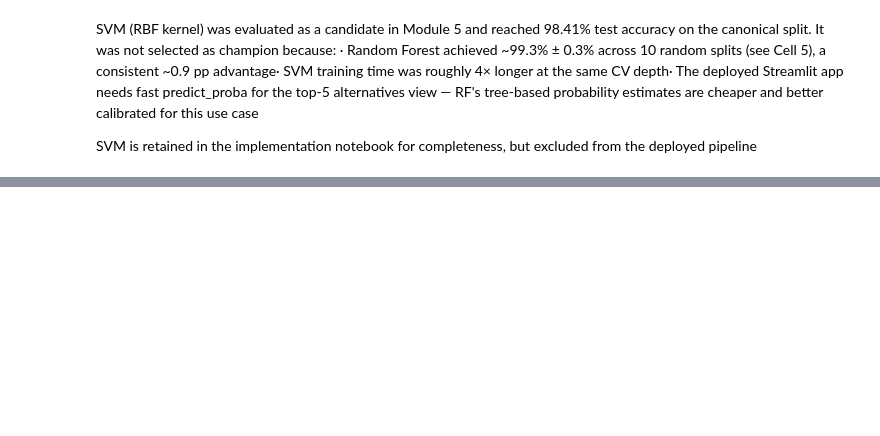
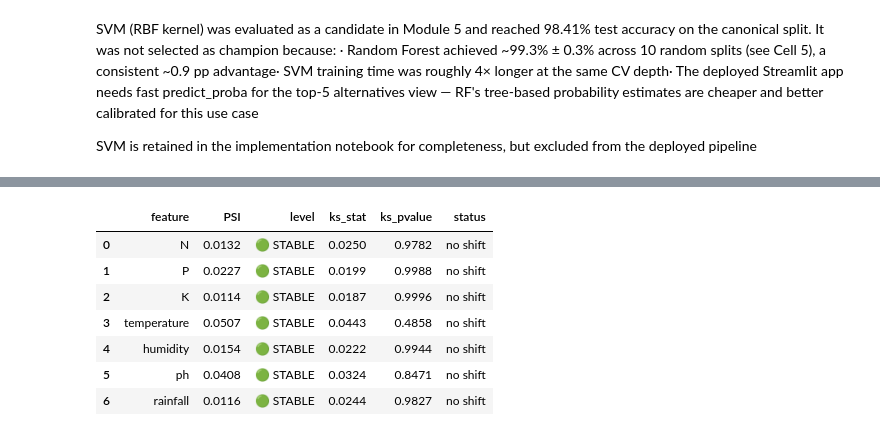
Before and after one commit to Minimire/CROP-RECOMMENDATION-app, a Jupyter notebook: Module_6_pythons.ipynb, the cells around one changed output, grey strips where cells are left out. Saved outputs shown, nothing was run; the diff lists cells and outputs as text; code cells hidden in the pictures; blank space fills up the shorter version.

```diff
--- a/Module_6_pythons.ipynb
+++ b/Module_6_pythons.ipynb
@@ -1330,0 +2158,76 @@ files.download("crop_recommendation_model.pkl")
+# %%
+# CELL 24 — Population Stability Index (PSI) + KS drift
+# ============================================================
+print("\n" + "#"*50 + "\n")
+print("PSI & KS DRIFT MONITORING")
+print("\n" + "#"*50 + "\n")
+
+from scipy.stats import ks_2samp
+
+def compute_psi(expected, actual, bins=10, eps=1e-6):
+    """PSI between reference and current distributions. Returns (psi, table)."""
+    expected = np.asarray(expected, dtype=float)
+    actual   = np.asarray(actual,   dtype=float)
+    qs = np.quantile(expected, np.linspace(0, 1, bins + 1))
+    qs[0], qs[-1] = -np.inf, np.inf
+    qs = np.unique(qs)
+
+    e_pct = np.histogram(expected, bins=qs)[0] / len(expected)
+    a_pct = np.histogram(actual,   bins=qs)[0] / len(actual)
+    e_pct = np.clip(e_pct, eps, None)
+    a_pct = np.clip(a_pct, eps, None)
+
+    psi_terms = (a_pct - e_pct) * np.log(a_pct / e_pct)
+    psi_total = float(psi_terms.sum())
+    table = pd.DataFrame({
+        "bin_lo": qs[:-1], "bin_hi": qs[1:],
+        "expected_pct": e_pct, "actual_pct": a_pct,
+        "psi_contribution": psi_terms,
+    })
+    return psi_total, table
+
+def drift_level(psi):
+    if psi < 0.10:  return "🟢 STABLE"
+    if psi < 0.25:  return "🟡 MODERATE SHIFT"
+    return              "🔴 MAJOR SHIFT"
+
+# ---- Reference = training set, Current = holdout + synthetic
+# Convert X_train / X_test back to DataFrames for column names
+X_train_df = pd.DataFrame(X_train, columns=FEATURES)
+X_test_df  = pd.DataFrame(X_test,  columns=FEATURES)
+
+psi_report, ks_report = [], []
+for col in FEATURES:
+    psi, _ = compute_psi(X_train_df[col].values, X_test_df[col].values)
+    ks_stat, ks_p = ks_2samp(X_train_df[col], X_test_df[col])
+    psi_report.append({"feature": col, "PSI": psi,
+                       "level": drift_level(psi),
+                       "ks_stat": ks_stat, "ks_pvalue": ks_p})
+    ks_report.append(ks_stat)
+
+psi_df = pd.DataFrame(psi_report)
+psi_df["status"] = np.where(psi_df["ks_pvalue"] > 0.05, "no shift", "shift detected")
+display(psi_df.style
+        .background_gradient(subset=["PSI"], cmap="RdYlGn_r")
+        .format({"PSI": "{:.4f}", "ks_stat": "{:.4f}", "ks_pvalue": "{:.4f}"}))
+
+# Save the reference distribution for future production PSI checks
+reference = {
+    "generated_at": datetime.now(timezone.utc).isoformat(),
+    "n_train": len(X_train_df),
+    "quantiles": {c: np.quantile(X_train_df[c], np.linspace(0, 1, 11)).tolist()
+                  for c in FEATURES},
+    "mean": X_train_df.mean().round(4).to_dict(),
+    "std":  X_train_df.std().round(4).to_dict(),
+}
+(ARTIFACT_DIR / "psi_reference.json").write_text(json.dumps(reference, indent=2))
+psi_df.to_csv(MONITOR_DIR / "psi_report.csv", index=False)
+
+log_audit("monitoring", "psi_computed",
+          {"max_psi": float(psi_df["PSI"].max()),
+           "features_with_shift": int((psi_df["level"] != "🟢 STABLE").sum())})
+
+print(f"\n✅ Reference saved → artifacts/psi_reference.json")
+print(f"✅ Report saved    → monitoring/psi_report.csv")
+print(f"   Max PSI = {psi_df['PSI'].max():.4f} ({psi_df.loc[psi_df['PSI'].idxmax(),'feature']})")
+# %% [output]
@@ -1330,0 +2239,8 @@ files.download("crop_recommendation_model.pkl")
+|  | feature | PSI | level | ks_stat | ks_pvalue | status |
+| 0 | N | 0.0132 | 🟢 STABLE | 0.0250 | 0.9782 | no shift |
+| 1 | P | 0.0227 | 🟢 STABLE | 0.0199 | 0.9988 | no shift |
+| 2 | K | 0.0114 | 🟢 STABLE | 0.0187 | 0.9996 | no shift |
+| 3 | temperature | 0.0507 | 🟢 STABLE | 0.0443 | 0.4858 | no shift |
+| 4 | humidity | 0.0154 | 🟢 STABLE | 0.0222 | 0.9944 | no shift |
+| 5 | ph | 0.0408 | 🟢 STABLE | 0.0324 | 0.8471 | no shift |
+| 6 | rainfall | 0.0116 | 🟢 STABLE | 0.0244 | 0.9827 | no shift |
```
Also changed, not shown: parts of 42 cells of this notebook.
